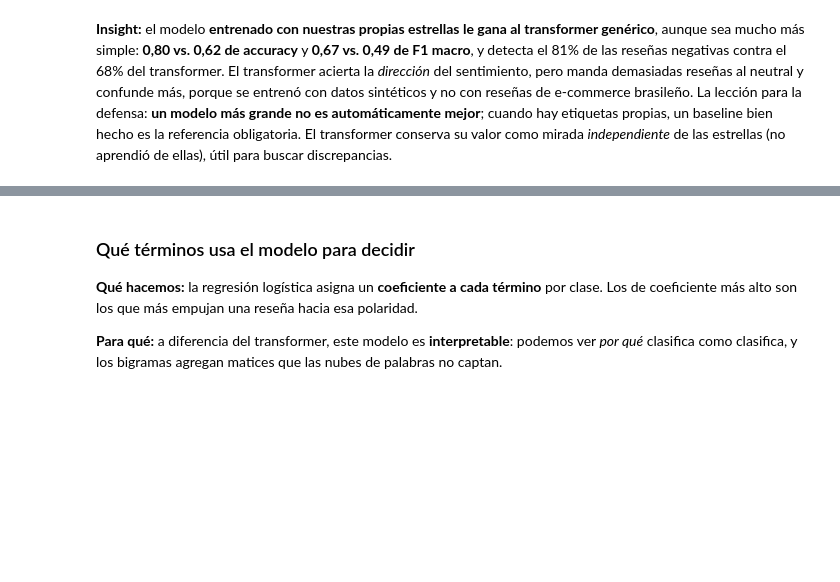
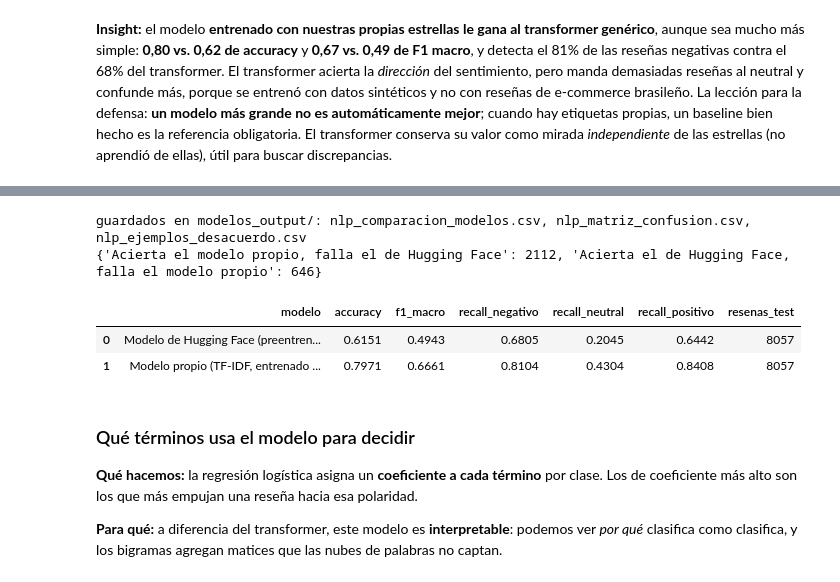
Before and after one commit to nagold86/Olist_Analisis, a Jupyter notebook: notebooks/09_nlp_sobre_las_resenas.ipynb, the cells around one changed output, grey strips where cells are left out. Saved outputs shown, nothing was run; the diff lists cells and outputs as text; code cells hidden in the pictures; blank space fills up the shorter version.

Commit message:
App: pestaña de comentarios, comparación de modelos de texto y textos más claros

```diff
--- a/notebooks/09_nlp_sobre_las_resenas.ipynb
+++ b/notebooks/09_nlp_sobre_las_resenas.ipynb
@@ -628,3 +625,63 @@ Diferencia de accuracy (TF-IDF − transformer): +18.2%
+# %%
+MODELOS_DIR = BASE / "modelos_output"
+MODELOS_DIR.mkdir(exist_ok=True)
+
+NOMBRES_CORTOS = {
+    "polaridad_texto": "Modelo de Hugging Face (preentrenado)",
+    "pred_tfidf": "Modelo propio (TF-IDF, entrenado con nuestras reseñas)",
+}
+
+# 1) Métricas generales y acierto por polaridad
+filas = []
+for col, nombre in NOMBRES_CORTOS.items():
+    recall_por_clase = recall_score(comp["polaridad"], comp[col], labels=ORDEN_POL, average=None)
+    filas.append({
+        "modelo": nombre,
+        "accuracy": accuracy_score(comp["polaridad"], comp[col]),
+        "f1_macro": f1_score(comp["polaridad"], comp[col], average="macro"),
+        **{f"recall_{pol}": r for pol, r in zip(ORDEN_POL, recall_por_clase)},
+        "resenas_test": len(comp),
+    })
+metricas_nlp = pd.DataFrame(filas).round(4)
+metricas_nlp.to_csv(MODELOS_DIR / "nlp_comparacion_modelos.csv", index=False)
+
+# 2) Matrices de confusión en formato largo (% de cada polaridad real)
+matrices = []
+for col, nombre in NOMBRES_CORTOS.items():
+    m = pd.crosstab(comp["polaridad"], comp[col]).reindex(index=ORDEN_POL, columns=ORDEN_POL, fill_value=0)
+    largo = m.stack().rename("resenas").reset_index()
+    largo.columns = ["real", "predicho", "resenas"]
+    largo["pct"] = (largo["resenas"] / largo.groupby("real")["resenas"].transform("sum") * 100).round(1)
+    largo.insert(0, "modelo", nombre)
+    matrices.append(largo)
+pd.concat(matrices).to_csv(MODELOS_DIR / "nlp_matriz_confusion.csv", index=False)
+
+# 3) Ejemplos al azar donde un modelo acierta y el otro no
+acierta_hf = comp["polaridad_texto"] == comp["polaridad"]
+acierta_tfidf = comp["pred_tfidf"] == comp["polaridad"]
+casos = {
+    "Acierta el modelo propio, falla el de Hugging Face": acierta_tfidf & ~acierta_hf,
+    "Acierta el de Hugging Face, falla el modelo propio": acierta_hf & ~acierta_tfidf,
+}
+ejemplos = []
+for caso, mascara in casos.items():
+    muestra = comp.loc[mascara].sample(min(8, int(mascara.sum())), random_state=42)
+    ejemplos.append(muestra.assign(caso=caso))
+ejemplos = pd.concat(ejemplos)[
+    ["caso", "review_score", "polaridad", "polaridad_texto", "pred_tfidf", "review_comment_message"]
+].rename(columns={"polaridad": "polaridad_real", "polaridad_texto": "pred_huggingface"})
+ejemplos.to_csv(MODELOS_DIR / "nlp_ejemplos_desacuerdo.csv", index=False, encoding="utf-8")
+
+print("guardados en modelos_output/: nlp_comparacion_modelos.csv, nlp_matriz_confusion.csv, "
+      "nlp_ejemplos_desacuerdo.csv")
+print({caso: int(m.sum()) for caso, m in casos.items()})
+metricas_nlp
+# %% [output]
+guardados en modelos_output/: nlp_comparacion_modelos.csv, nlp_matriz_confusion.csv, nlp_ejemplos_desacuerdo.csv
+{'Acierta el modelo propio, falla el de Hugging Face': 2112, 'Acierta el de Hugging Face, falla el modelo propio': 646}
+|  | modelo | accuracy | f1_macro | recall_negativo | recall_neutral | recall_positivo | resenas_test |
+| 0 | Modelo de Hugging Face (preentren... | 0.6151 | 0.4943 | 0.6805 | 0.2045 | 0.6442 | 8057 |
+| 1 | Modelo propio (TF-IDF, entrenado ... | 0.7971 | 0.6661 | 0.8104 | 0.4304 | 0.8408 | 8057 |
 # %% [markdown]
 ### Qué términos usa el modelo para decidir
 
```
Also changed, not shown: parts of 6 cells of this notebook, 5 other files.
